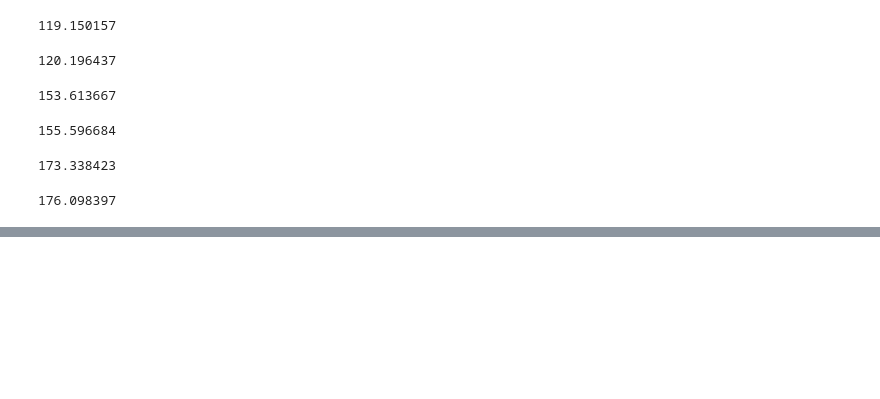
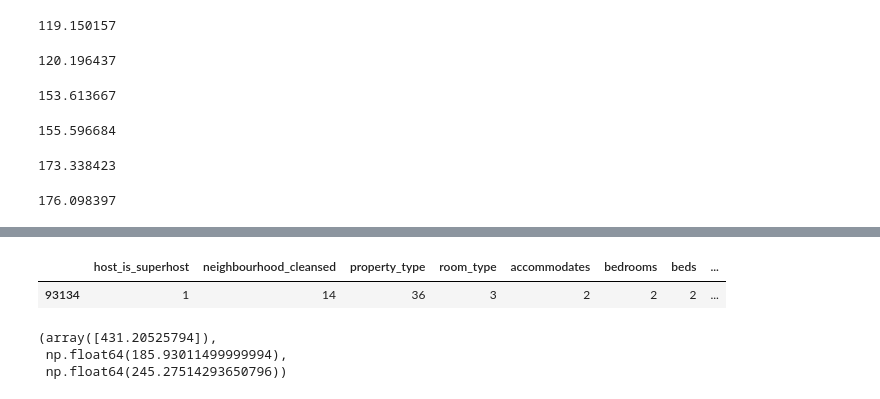
Before and after one commit to arvindsuresh-math/AirBnB-Price-Recommender, a Jupyter notebook: Naive_Random_Forests_for_NEW_AirBNB_NYC.ipynb, the cells around one changed output, grey strips where cells are left out. Saved outputs shown, nothing was run; the diff lists cells and outputs as text; code cells hidden in the pictures; blank space fills up the shorter version.

```diff
--- a/Naive_Random_Forests_for_NEW_AirBNB_NYC.ipynb
+++ b/Naive_Random_Forests_for_NEW_AirBNB_NYC.ipynb
@@ -204,0 +275,5 @@ r_mse(m_mon.oob_prediction_, y_mon)
+# %%
+valid_xs_rf[0:1]
+# %% [output]
+|  | host_is_superhost | neighbourhood_cleansed | property_type | room_type | accommodates | bedrooms | beds | ... |
+| 93134 | 1 | 14 | 36 | 3 | 2 | 2 | 2 | ... |
@@ -204,0 +284,6 @@ r_mse(m_mon.oob_prediction_, y_mon)
+# %%
+prediction[1], bias[1], contributions[1].sum()
+# %% [output]
+(array([431.20525794]),
+ np.float64(185.93011499999994),
+ np.float64(245.27514293650796))
```
Also changed, not shown: parts of 13 cells of this notebook.
